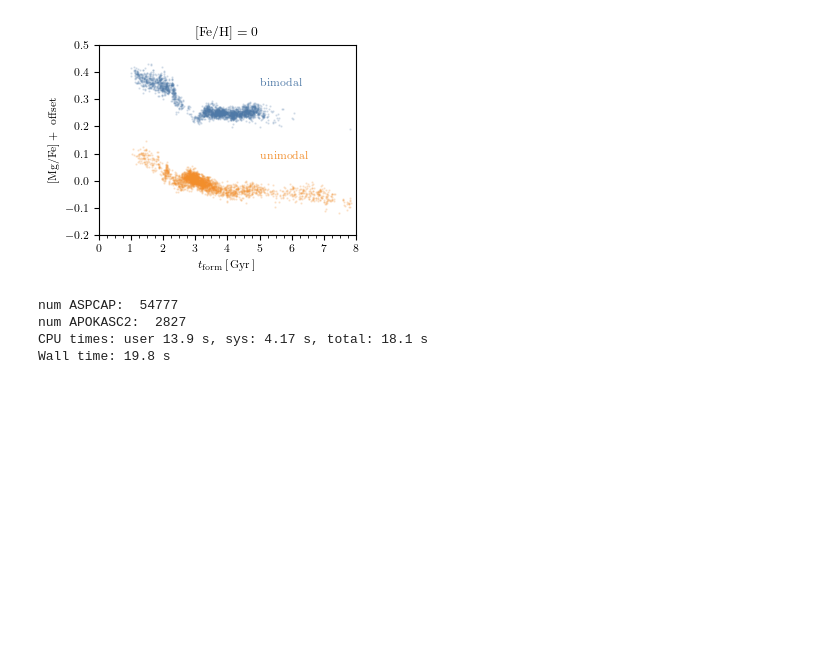
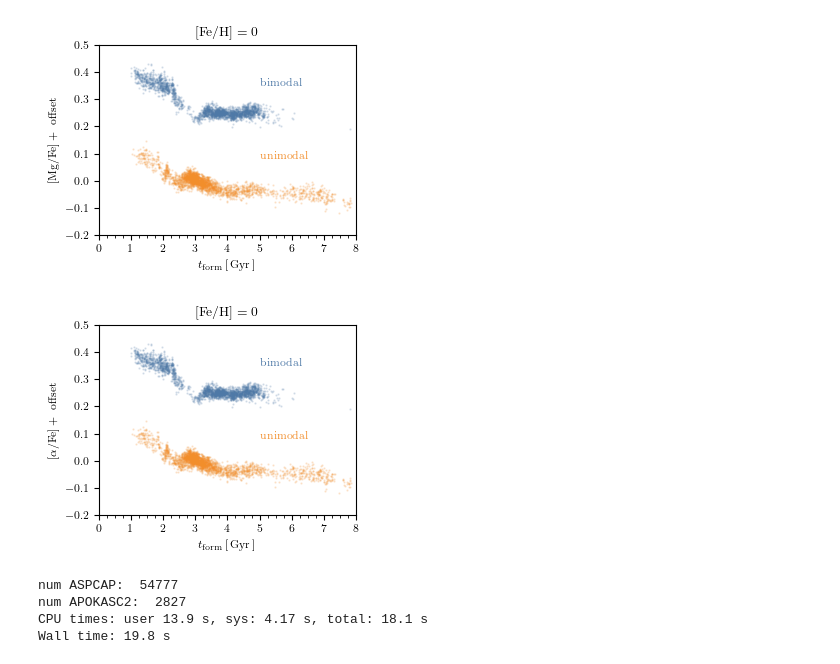
Before and after one commit to gusbeane/GSEgas, a Jupyter notebook: plots/alpha_vs_tform/alpha_vs_tform.ipynb, the cells around one changed output. Drawn from its saved outputs; the diff is of its cells as text; code cells hidden in the pictures; blank space fills up the shorter version.

Commit message:
Add alpha label to alpha tform

```diff
--- a/plots/alpha_vs_tform/alpha_vs_tform.ipynb
+++ b/plots/alpha_vs_tform/alpha_vs_tform.ipynb
@@ -123,6 +123,36 @@ fig.tight_layout()
 fig.savefig('alpha_vs_tform.pdf')
 # %% [output]
 [figure]
+# %%
+fig, ax = plt.subplots(1, 1, figsize=(columnwidth, 0.8*columnwidth))
+
+logFeH0 = 0
+dlogFeH = 0.05
+s=0.4
+
+data = simdata0
+offset = 0
+key = np.logical_and(data['logFeH'] > logFeH0 - dlogFeH/2, data['logFeH'] < logFeH0 + dlogFeH/2)
+ax.scatter(data['tform'][key], data['logMgFe'][key]+offset, c=tb_c[0], s=s, alpha=0.2, label='bimodal')
+
+data = simdata1
+offset = -0.3
+key = np.logical_and(data['logFeH'] > logFeH0 - dlogFeH/2, data['logFeH'] < logFeH0 + dlogFeH/2)
+ax.scatter(data['tform'][key], data['logMgFe'][key]+offset, c=tb_c[1], s=s, alpha=0.2, label='unimodal')
+
+# ax.set(xlim=(0, 8), ylim=(-0.1, 0.5), title=r'$-0.3 < [\textrm{Fe}/\textrm{H}] < -0.2$')
+ax.set(xlim=(0, 8), ylim=(-0.2, 0.5), title=r'$[\textrm{Fe}/\textrm{H}] = 0$')
+ax.set(xlabel=r'$t_{\textrm{form}}\,[\,\textrm{Gyr}\,]$', ylabel=r'$[\alpha/\textrm{Fe}] + \textrm{ offset}$')
+ax.text(5, 0.35, r'$\textrm{bimodal}$', c=tb_c[0])
+ax.text(5, 0.08, r'$\textrm{unimodal}$', c=tb_c[1])
+ax.set(xticks=np.arange(0, 8+1, 1))
+ax.set_xticks(np.arange(0, 8+0.25, 0.25), minor=True)
+
+# ax.legend(frameon=False)
+fig.tight_layout()
+fig.savefig('alpha_vs_tform_alpha.pdf')
+# %% [output]
+[figure, added]
 # %%
 # Now get APOKASC2 ages
 from astropy.coordinates import SkyCoord, Galactic, Galactocentric
```
Also changed, not shown: 2 other files.
